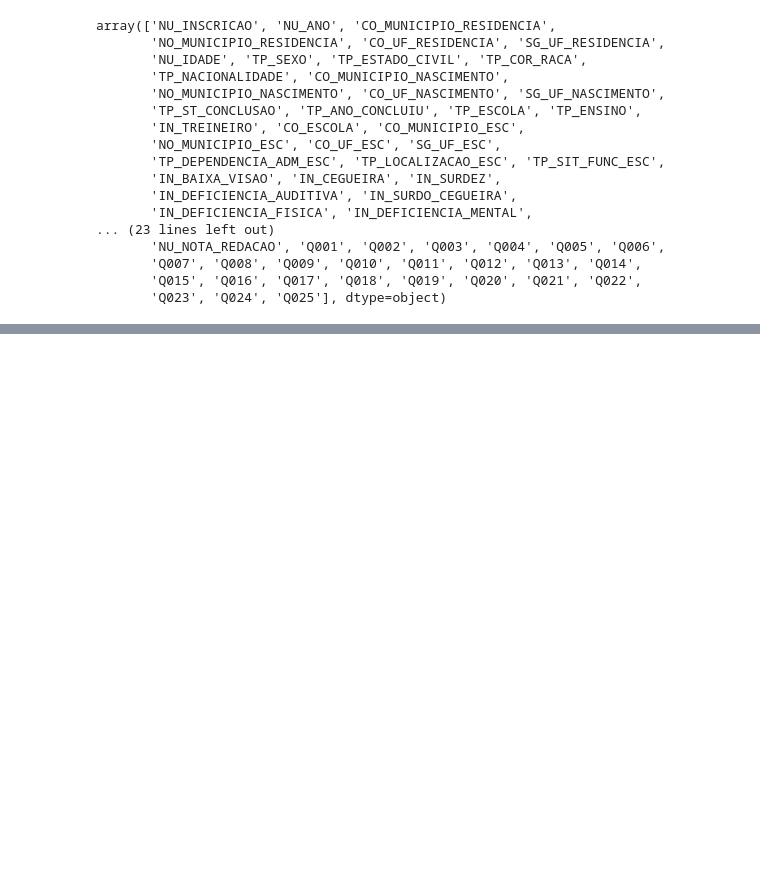
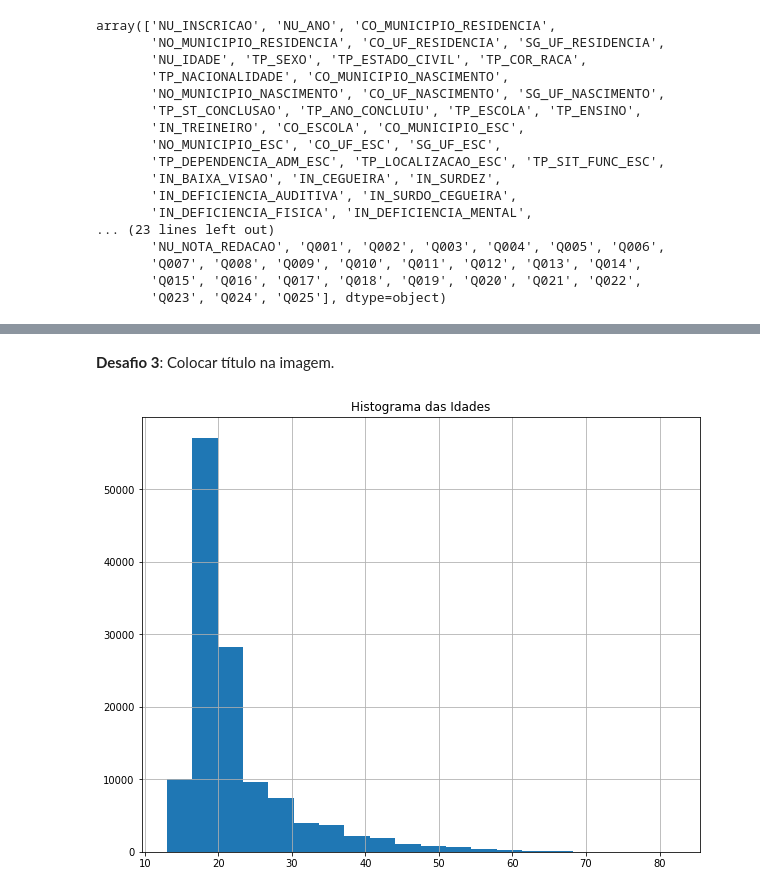
Before and after one commit to myke-oliveira/alura-imersao-dados-2, a Jupyter notebook: aula-1.ipynb, the cells around one changed output, grey strips where cells are left out. Saved outputs shown, nothing was run; the diff lists cells and outputs as text; code cells hidden in the pictures; blank space fills up the shorter version.

```diff
--- a/aula-1.ipynb
+++ b/aula-1.ipynb
@@ -62,0 +187,11 @@ array(['NU_INSCRICAO', 'NU_ANO', 'CO_MUNICIPIO_RESIDENCIA',
+# %% [markdown]
+**Desafio 3**: Colocar título na imagem.
+# %%
+import matplotlib.pyplot as plt
+
+dados['NU_IDADE'].hist(bins=20, figsize=(10,8))
+plt.title('Histograma das Idades')
+plt.savefig('histograma_idades.eps')
+plt.show()
+# %% [output]
+[figure, added]
```
Also changed, not shown: parts of 23 cells of this notebook, 1 other file.
